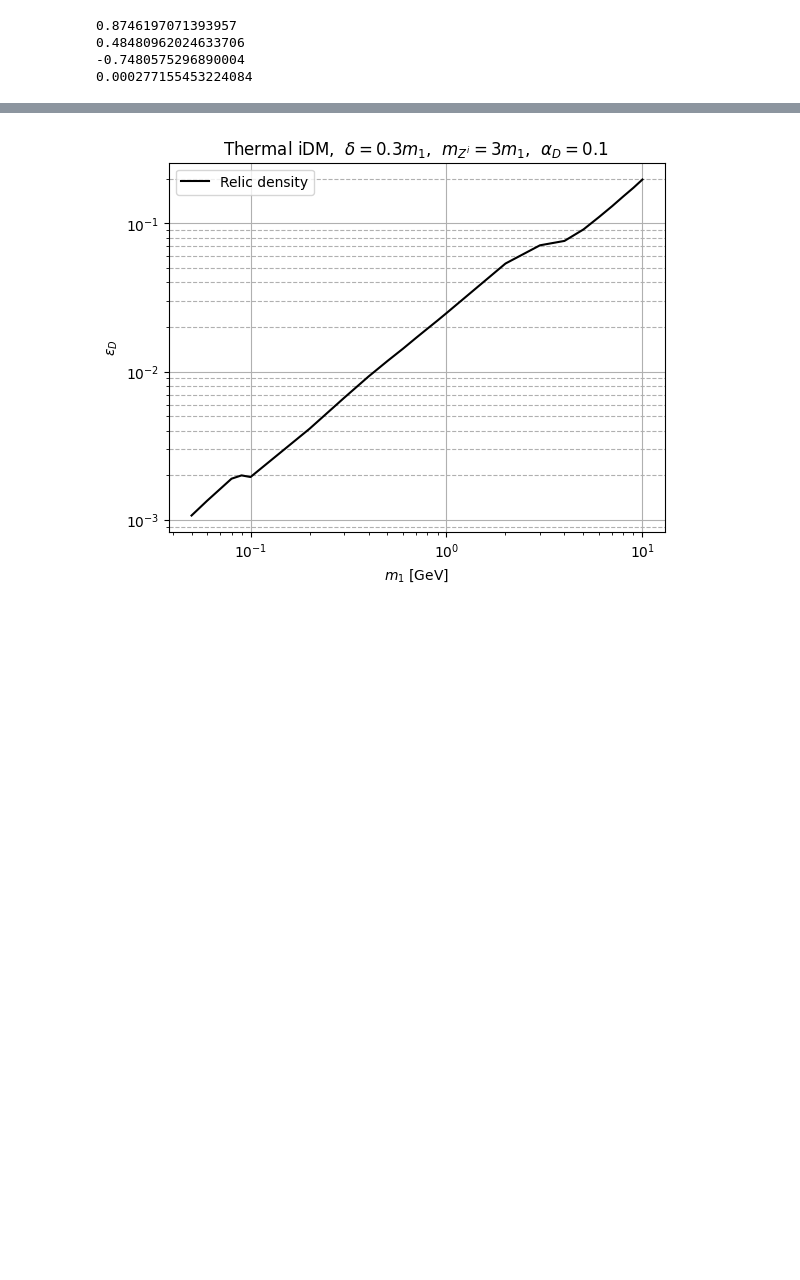
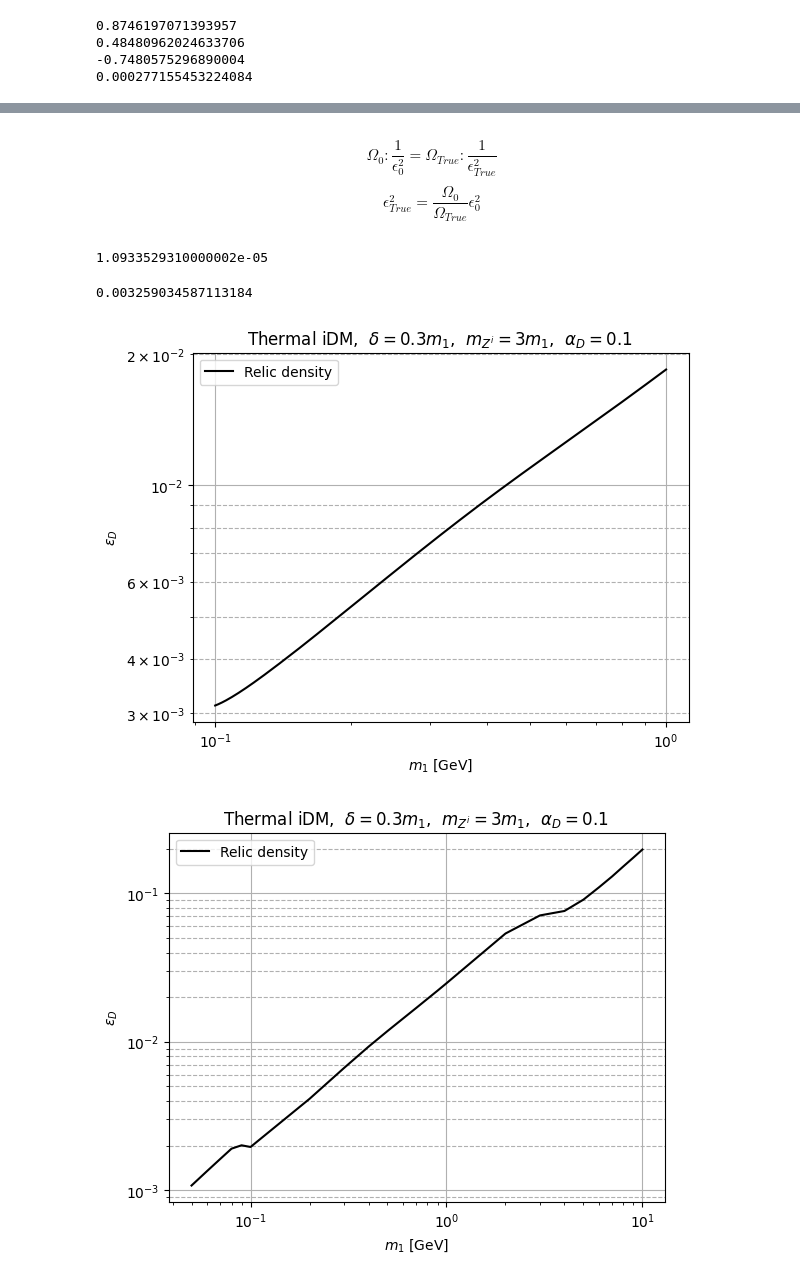
Before and after one commit to nico0407/DM-freeze-out, a Jupyter notebook: iDM-freze-out/relevant-codes/sin_chi.ipynb, the cells around one changed output, grey strips where cells are left out. Cells and saved outputs as stored; diff of their text form; code cells hidden in the pictures; blank space fills up the shorter version.

```diff
--- a/iDM-freze-out/relevant-codes/sin_chi.ipynb
+++ b/iDM-freze-out/relevant-codes/sin_chi.ipynb
@@ -116,2 +206,7 @@ print(beta)
+# %%
+Omega_DM=0.120
+epsilon_used=0.00927
+epsilon_used_squared=epsilon_used**2
+epsilon_needed=[]
 # %%
-mass1, mass2, mass_zeta, epsilon_dark, Omega = np.loadtxt('data_out_12', delimiter=' ', unpack=True)
+mass1, mass2, mass_zeta, epsilon_dark, Omega = np.loadtxt('data_out', delimiter=' ', unpack=True)
@@ -118,3 +259,34 @@ mass1, mass2, mass_zeta, epsilon_dark, Omega = np.loadtxt('data_out_12', delimit
+# %% [markdown]
+$$\Omega_0 : \frac{1}{\epsilon_0^2} = \Omega_{True} : \frac{1}{\epsilon_{True}^2}$$
+$$ \epsilon_{True}^2= \frac{\Omega_0}{\Omega_{True}} \epsilon_0^2 $$
+# %%
+for i in range(len(Omega)):
+    epsilon_needed.append((Omega[i]/0.120)*epsilon_used_squared)
+    #epsilon_needed.append((Omega_DM/Omega[i]))
+    #epsilon_needed.append(np.sqrt((Omega_DM/Omega[i])*epsilon_dark_squared[i]))
+# %%
+epsilon_needed[45]
+# %% [output]
+1.0933529310000002e-05
+# %%
+epsilon_actually_needed=np.sqrt(epsilon_needed)
+# %%
+epsilon_actually_needed[35]
+# %% [output]
+0.003259034587113184
+# %%
+plt.plot(mass1, epsilon_actually_needed, label='Relic density',color = "black")
+plt.title(r'Thermal iDM,  $\delta= 0.3m_1$,  $m_{Z^i}=3m_1$,  $\alpha_D=0.1$ ')
+plt.xlabel('$m_1$ [GeV]')
+plt.ylabel('$\epsilon_D$')
+plt.xscale('log')
+plt.yscale('log')
+plt.legend()
+plt.grid(which='major')
+plt.grid(which='minor', axis='y',linestyle='--')
+plt.show()
+# %% [output]
+[figure, added]
 # %%
 plt.plot(mass1, epsilon_dark, label='Relic density',color = "black")
 plt.title(r'Thermal iDM,  $\delta= 0.3m_1$,  $m_{Z^i}=3m_1$,  $\alpha_D=0.1$ ')
```
Also changed, not shown: parts of 11 cells of this notebook.
